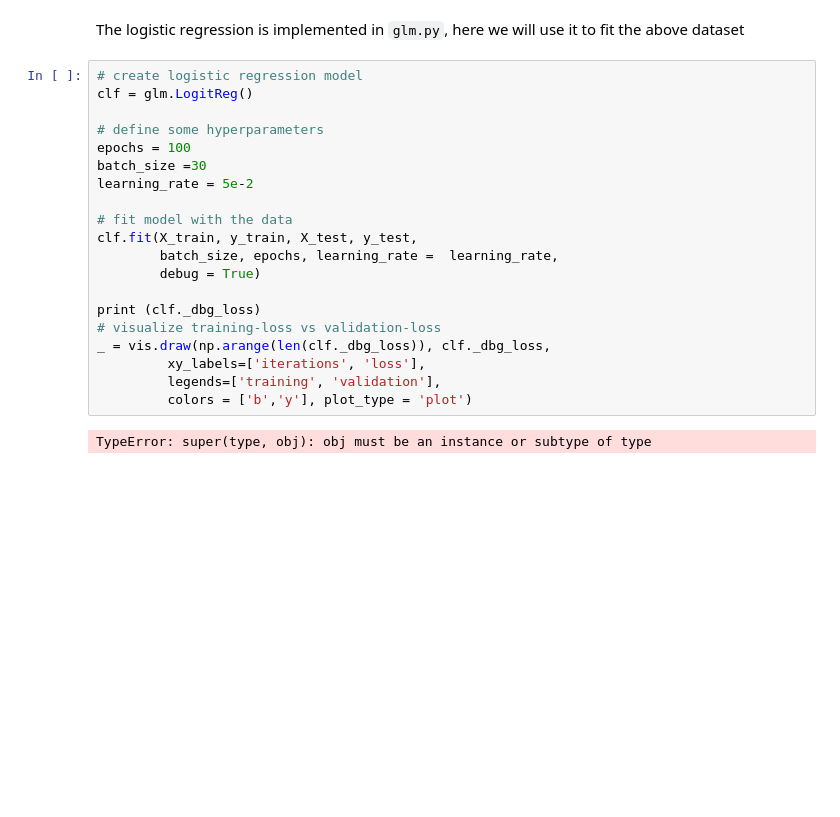
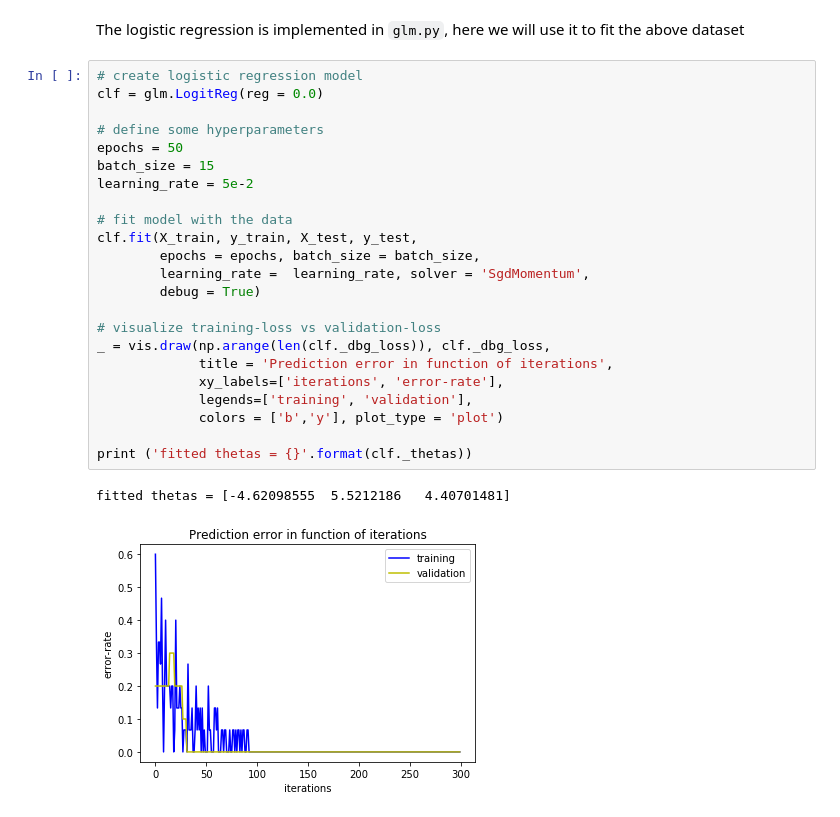
Before and after one commit to minh84/ml-nb, a Jupyter notebook: machine_learning/supervised/binary_classification_logistic.ipynb, the cells around one changed output. Saved outputs shown, nothing was run; the diff lists cells and outputs as text; blank space fills up the shorter version.

```diff
--- a/machine_learning/supervised/binary_classification_logistic.ipynb
+++ b/machine_learning/supervised/binary_classification_logistic.ipynb
@@ -145,23 +148,27 @@ X_train, X_test, y_train, y_test = train_test_split(X, y,
 The logistic regression is implemented in `glm.py`, here we will use it to fit the above dataset
 # %%
 # create logistic regression model
-clf = glm.LogitReg()
+clf = glm.LogitReg(reg = 0.0)
 
 # define some hyperparameters
-epochs = 100
-batch_size =30
+epochs = 50
+batch_size = 15
 learning_rate = 5e-2
 
 # fit model with the data
 clf.fit(X_train, y_train, X_test, y_test,
-        batch_size, epochs, learning_rate =  learning_rate,
+        epochs = epochs, batch_size = batch_size,
+        learning_rate =  learning_rate, solver = 'SgdMomentum',
         debug = True)
 
-print (clf._dbg_loss)
 # visualize training-loss vs validation-loss
 _ = vis.draw(np.arange(len(clf._dbg_loss)), clf._dbg_loss,
-         xy_labels=['iterations', 'loss'],
-         legends=['training', 'validation'],
-         colors = ['b','y'], plot_type = 'plot')
+             title = 'Prediction error in function of iterations',
+             xy_labels=['iterations', 'error-rate'],
+             legends=['training', 'validation'],
+             colors = ['b','y'], plot_type = 'plot')
+
+print ('fitted thetas = {}'.format(clf._thetas))
 # %% [output]
-TypeError: super(type, obj): obj must be an instance or subtype of type
+fitted thetas = [-4.62098555  5.5212186   4.40701481]
+[figure, added]
```
Also changed, not shown: parts of 5 cells of this notebook, 3 other files.
